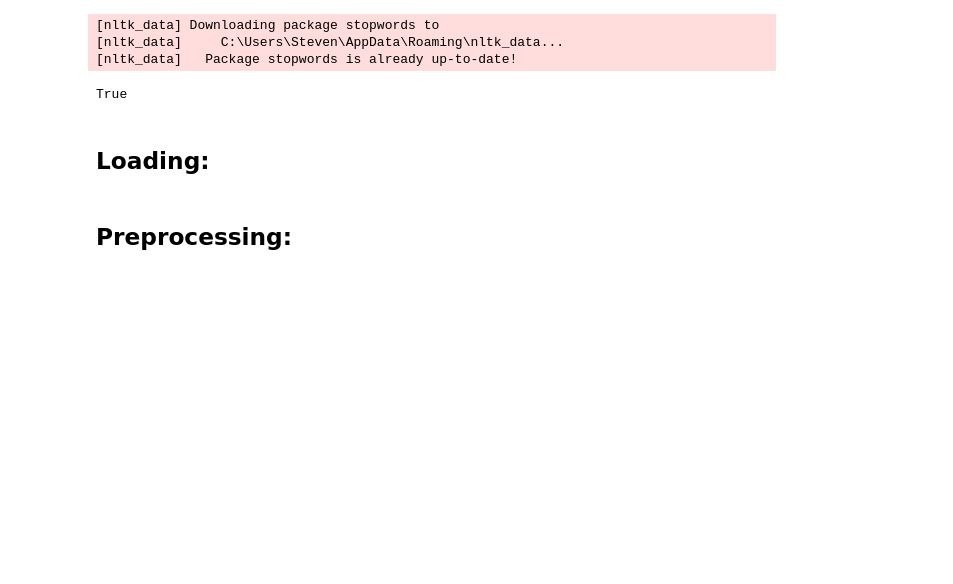
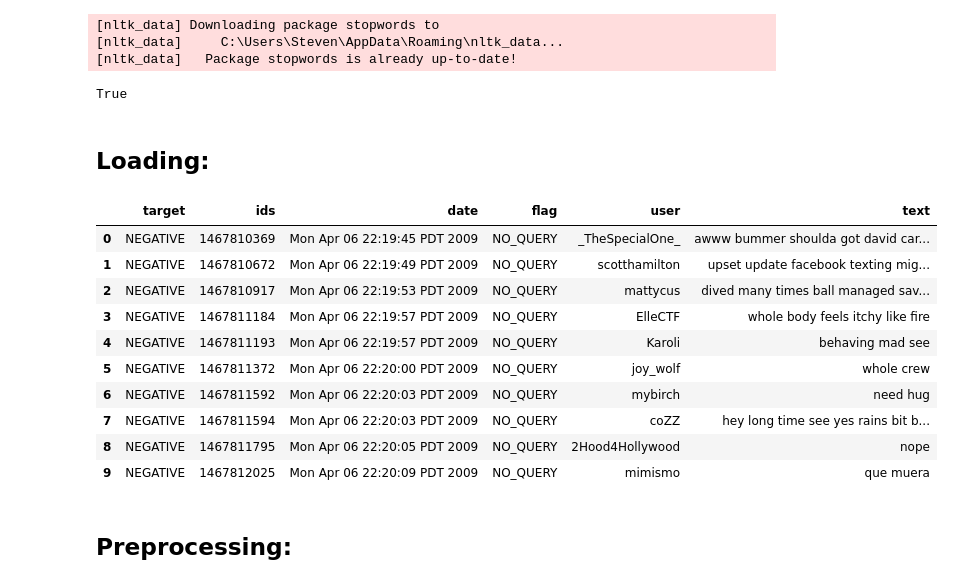
Before and after one commit to howie-zeng/Analyzing-Retail-Sentiment-and-Detecting-Trading-Signals, a Jupyter notebook: Sentiment_Analysis/models.ipynb, the cells around one changed output. Cells and saved outputs as stored; diff of their text form; code cells hidden in the pictures; blank space fills up the shorter version.

```diff
--- a/Sentiment_Analysis/models.ipynb
+++ b/Sentiment_Analysis/models.ipynb
@@ -120,6 +120,20 @@ dataset_filename = {
 }
 dataset_path = os.path.join("", "data", dataset_filename["0"][0])
 df = pd.read_csv(dataset_path, encoding=DATASET_ENCODING, names=dataset_filename["0"][1])
+# %%
+df[:10]
+# %% [output]
+|  | target | ids | date | flag | user | text |
+| 0 | NEGATIVE | 1467810369 | Mon Apr 06 22:19:45 PDT 2009 | NO_QUERY | _TheSpecialOne_ | awww bummer shoulda got david car... |
+| 1 | NEGATIVE | 1467810672 | Mon Apr 06 22:19:49 PDT 2009 | NO_QUERY | scotthamilton | upset update facebook texting mig... |
+| 2 | NEGATIVE | 1467810917 | Mon Apr 06 22:19:53 PDT 2009 | NO_QUERY | mattycus | dived many times ball managed sav... |
+| 3 | NEGATIVE | 1467811184 | Mon Apr 06 22:19:57 PDT 2009 | NO_QUERY | ElleCTF | whole body feels itchy like fire |
+| 4 | NEGATIVE | 1467811193 | Mon Apr 06 22:19:57 PDT 2009 | NO_QUERY | Karoli | behaving mad see |
+| 5 | NEGATIVE | 1467811372 | Mon Apr 06 22:20:00 PDT 2009 | NO_QUERY | joy_wolf | whole crew |
+| 6 | NEGATIVE | 1467811592 | Mon Apr 06 22:20:03 PDT 2009 | NO_QUERY | mybirch | need hug |
+| 7 | NEGATIVE | 1467811594 | Mon Apr 06 22:20:03 PDT 2009 | NO_QUERY | coZZ | hey long time see yes rains bit b... |
+| 8 | NEGATIVE | 1467811795 | Mon Apr 06 22:20:05 PDT 2009 | NO_QUERY | 2Hood4Hollywood | nope |
+| 9 | NEGATIVE | 1467812025 | Mon Apr 06 22:20:09 PDT 2009 | NO_QUERY | mimismo | que muera |
 # %% [markdown]
 ## Preprocessing:
 # %%
```
Also changed, not shown: parts of 6 cells of this notebook, 2 other files.
